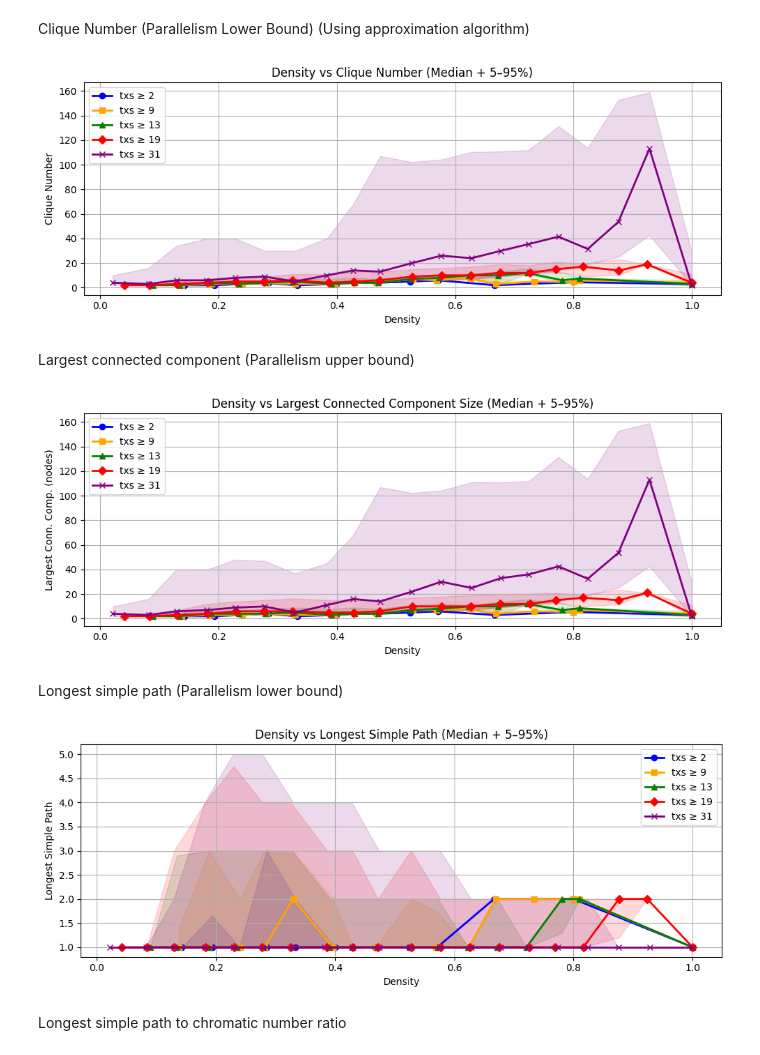
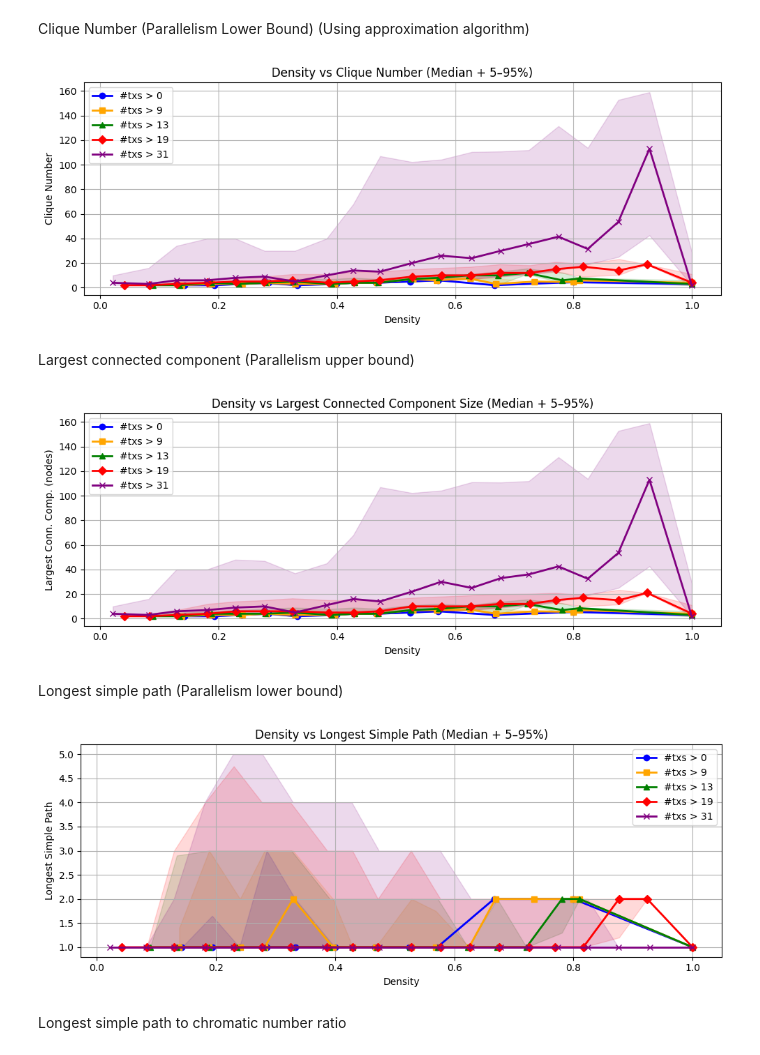
Before and after one commit to krdecade-0/sui_analysis_code, a Jupyter notebook: analysis.ipynb, the cells around one changed output. Saved outputs shown, nothing was run; the diff lists cells and outputs as text; code cells hidden in the pictures.

```diff
--- a/analysis.ipynb
+++ b/analysis.ipynb
@@ -835,14 +835,14 @@ ranges = [
 ]
 
 mins = [
-    df_merge["block_size"].min(),
+    0,
     q25,
     q50,
     q75,
     q90
 ]
 
-labels = [f"txs ≥ {m:.0f}" for m in mins]
+labels = [f"#txs > {m:.0f}" for m in mins]
 
 colors = ["blue", "orange", "green", "red", "purple"]
 markers = ["o", "s", "^", "D", "x"]
@@ -939,14 +939,14 @@ ranges = [
 ]
 
 mins = [
-    df_merge["block_size"].min(),
+    0,
     q25,
     q50,
     q75,
     q90
 ]
 
-labels = [f"txs ≥ {m:.0f}" for m in mins]
+labels = [f"#txs > {m:.0f}" for m in mins]
 
 colors = ["blue", "orange", "green", "red", "purple"]
 markers = ["o", "s", "^", "D", "x"]
@@ -1038,14 +1038,14 @@ ranges = [
 ]
 
 mins = [
-    df_merge["block_size"].min(),
+    0,
     q25,
     q50,
     q75,
     q90
 ]
 
-labels = [f"txs ≥ {m:.0f}" for m in mins]
+labels = [f"#txs > {m:.0f}" for m in mins]
 
 colors = ["blue", "orange", "green", "red", "purple"]
 markers = ["o", "s", "^", "D", "x"]
@@ -1103,7 +1103,7 @@ plt.legend()
 plt.tight_layout()
 plt.show()
 # %% [output]
-[figure, old version]
+[figure, new version]
 # %% [markdown]
 Largest connected component (Parallelism upper bound)
 # %%
@@ -1137,14 +1137,14 @@ ranges = [
 ]
 
 mins = [
-    df_merge["block_size"].min(),
+    0,
     q25,
     q50,
     q75,
     q90
 ]
 
-labels = [f"txs ≥ {m:.0f}" for m in mins]
+labels = [f"#txs > {m:.0f}" for m in mins]
 
 colors = ["blue", "orange", "green", "red", "purple"]
 markers = ["o", "s", "^", "D", "x"]
@@ -1203,7 +1203,7 @@ plt.legend()
 plt.tight_layout()
 plt.show()
 # %% [output]
-[figure, old version]
+[figure, new version]
 # %% [markdown]
 Longest simple path (Parallelism lower bound)
 # %%
@@ -1256,14 +1256,14 @@ ranges = [
 ]
 
 mins = [
-    df_merge["block_size"].min(),
+    0,
     q25,
     q50,
     q75,
     q90
 ]
 
-labels = [f"txs ≥ {m:.0f}" for m in mins]
+labels = [f"#txs > {m:.0f}" for m in mins]
 
 colors = ["blue", "orange", "green", "red", "purple"]
 markers = ["o", "s", "^", "D", "x"]
@@ -1294,34 +1294,34 @@ for i, (low, high) in enumerate(ranges):
     stats = stats[mask]
     centers = centers[mask]
 
     # 5–95% band
     plt.fill_between(
         centers,
         stats["p5"],
         stats["p95"],
         alpha=0.15,
         color=colors[i],
     )
 
     # Median curve
     plt.plot(
         centers,
         stats["median"],
         marker=markers[i],
         color=colors[i],
         linewidth=2,
         label=labels[i],
     )
 
 plt.xlabel("Density")
 plt.ylabel("Longest Simple Path")
 plt.title("Density vs Longest Simple Path (Median + 5–95%)")
 plt.grid(True)
 plt.legend()
 plt.tight_layout()
 plt.show()
 # %% [output]
-[figure, old version]
+[figure, new version]
 # %% [markdown]
 Longest simple path to chromatic number ratio
 # %% [markdown]
```
Also changed, not shown: parts of 12 cells of this notebook.
